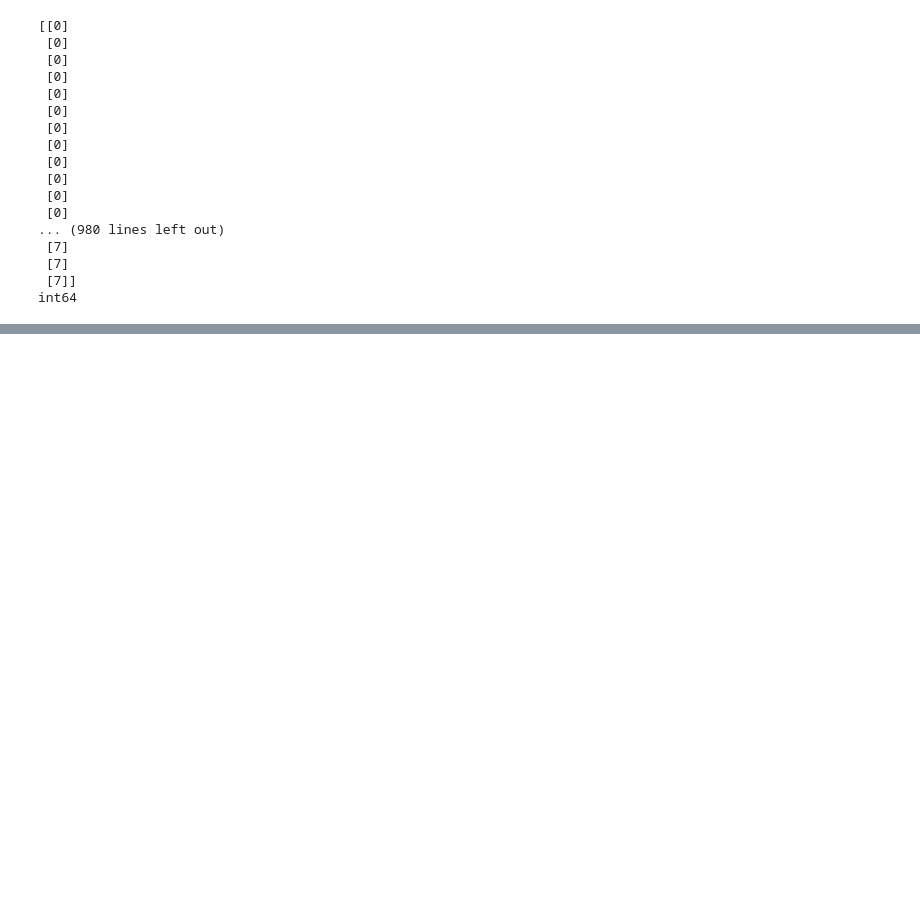
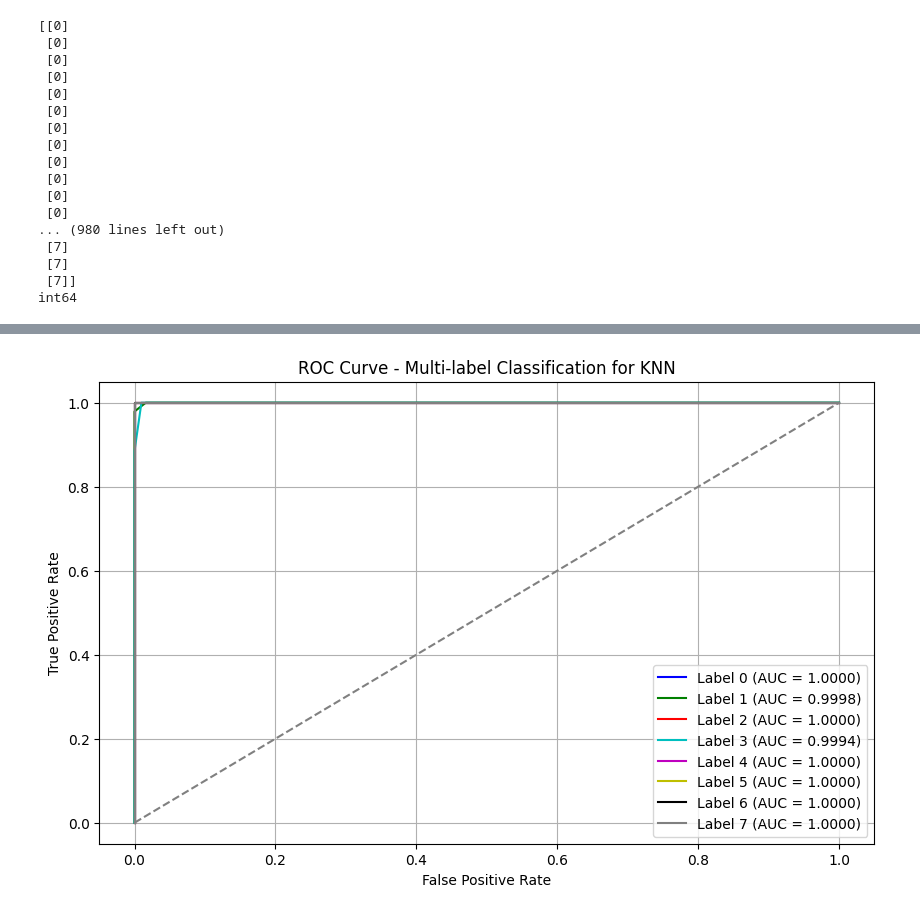
Before and after one commit to abdel-habib/magnification-specific-breast-histopathology-image-classification-using-machine-and-deep-learning, a Jupyter notebook: notebooks/multiple_classifier_old.ipynb, the cells around one changed output, grey strips where cells are left out. Cells and saved outputs as stored; diff of their text form; code cells hidden in the pictures; blank space fills up the shorter version.

```diff
--- a/notebooks/multiple_classifier_old.ipynb
+++ b/notebooks/multiple_classifier_old.ipynb
@@ -378,0 +329,5 @@ compute_roc_curve(Y_t, KNN_predict, 'KNN')
+# %%
+knn_proba = multi_label_classifier_knn.best_estimator.predict_proba(X_test)
+compute_roc_curve_proba(Y_t, knn_proba, 'KNN')
+# %% [output]
+[figure, added]
```
Also changed, not shown: parts of 11 cells of this notebook, 1 other file.
